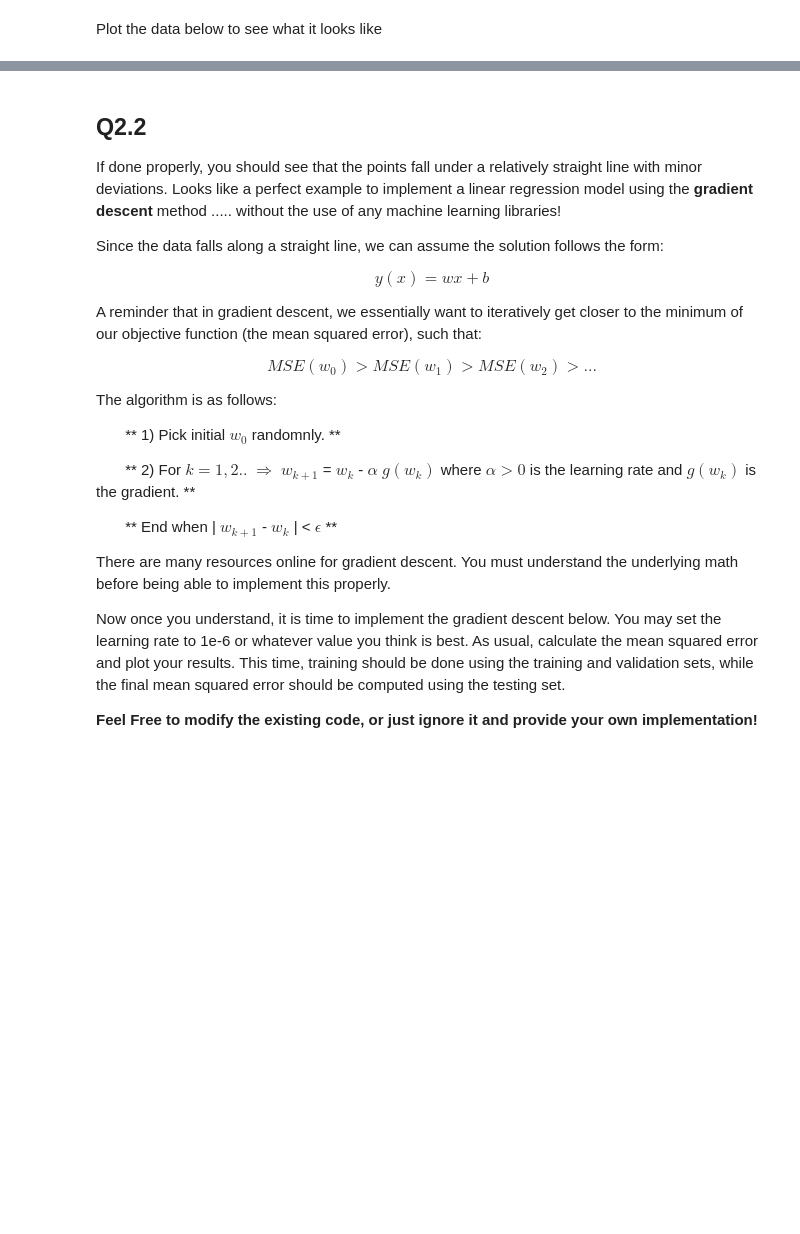
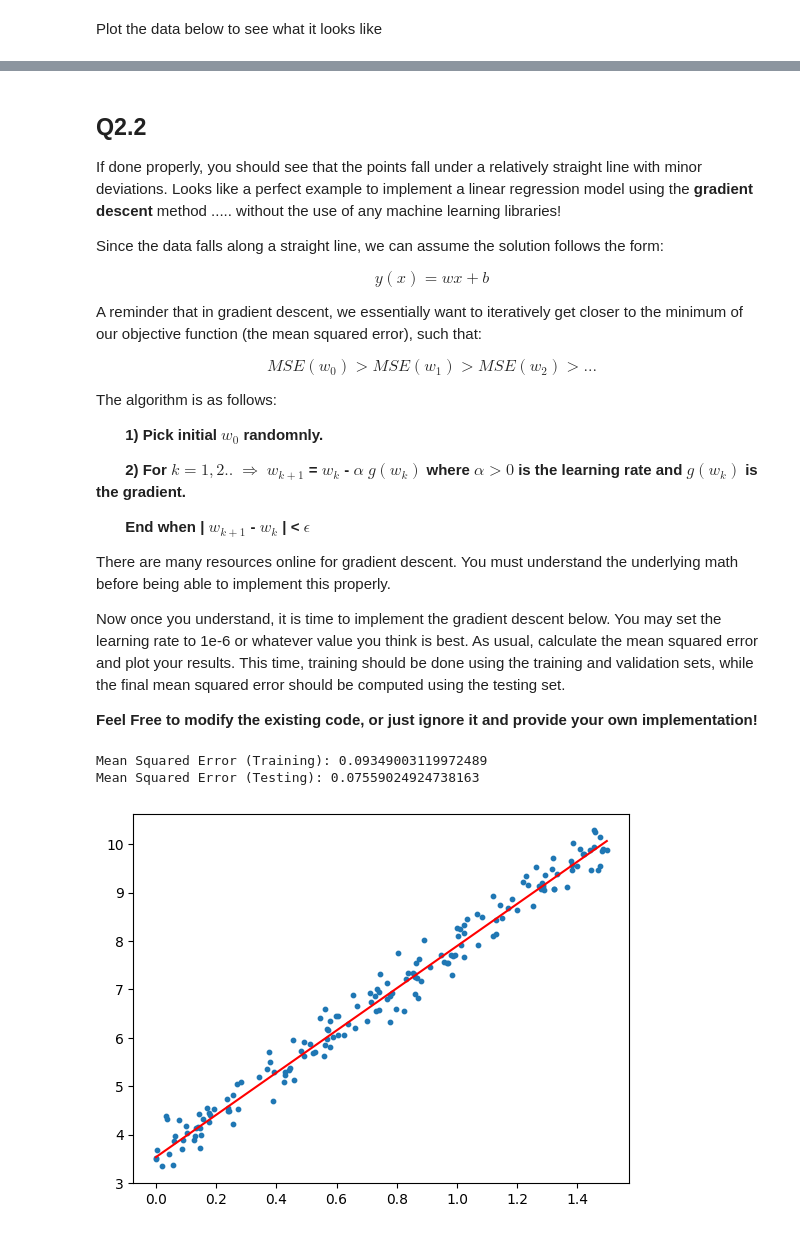
Before and after one commit to zsc2003/ShanghaiTech-CS182, a Jupyter notebook: homework/HW2/coding/hw2_linear_regression.ipynb, the cells around one changed output, grey strips where cells are left out. Cells and saved outputs as stored; diff of their text form; code cells hidden in the pictures; blank space fills up the shorter version.

```diff
--- a/homework/HW2/coding/hw2_linear_regression.ipynb
+++ b/homework/HW2/coding/hw2_linear_regression.ipynb
@@ -383,11 +387,11 @@ $$ MSE(w_0) > MSE(w_1) > MSE(w_2) > ... $$
 
 The algorithm is as follows:
 
-&nbsp;&nbsp;&nbsp;&nbsp;&nbsp;&nbsp; ** 1) Pick initial $w_0$ randomnly. **
+&nbsp;&nbsp;&nbsp;&nbsp;&nbsp;&nbsp; **1) Pick initial $w_0$ randomnly.**
 
-&nbsp;&nbsp;&nbsp;&nbsp;&nbsp;&nbsp; ** 2) For $k=1,2..$ $\Rightarrow$ $w_{k+1}$ = $w_k$ - $\alpha$  $g(w_k)$  where $\alpha > 0$ is the learning rate and $g(w_k)$ is the gradient. **
+&nbsp;&nbsp;&nbsp;&nbsp;&nbsp;&nbsp; **2) For $k=1,2..$ $\Rightarrow$ $w_{k+1}$ = $w_k$ - $\alpha$  $g(w_k)$  where $\alpha > 0$ is the learning rate and $g(w_k)$ is the gradient.**
 
-&nbsp;&nbsp;&nbsp;&nbsp;&nbsp;&nbsp; ** End when | $w_{k+1}$ - $w_k$ | < $\epsilon$ **
+&nbsp;&nbsp;&nbsp;&nbsp;&nbsp;&nbsp; **End when | $w_{k+1}$ - $w_k$ | < $\epsilon$**
 
 
 There are many resources online for gradient descent. You must understand the underlying math before being able to implement this properly.
@@ -396,50 +400,70 @@ Now once you understand, it is time to implement the gradient descent below. You
 
 **Feel Free to modify the existing code, or just ignore it and provide your own implementation!**
 # %%
-### Implement gradient decent
-m = 1  # initial w (slope)
+### Implement gradient descent
+w = 1  # initial w (slope)
 b = 1  # initial b (intercept)
-temp_m = 0
+temp_w = 0
 temp_b = 0
 lr = 1e-6
 epsilon = 1e-9
 epsilon_valid = 1e-12
 lr_decay = 0.9
 epsilon_lr = 0.2
 
-def get_mse(m,b,x,y):
-    return np.sum(np.multiply((y - m * x - b),(y - m * x - b))) / len(x)
+def get_mse(w,b,x,y):
+    return np.sum(np.multiply((y - w * x - b),(y - w * x - b))) / len(x)
 
-# ======== YOUR CODE HERE ======
+# ======== YOUR CODE HERE ========
 
-*Suggestion - Use the original pandas dataframes variables named train, valid, and test instead of the reshaped arrays that were used specifically for scikit-learn. It will make your computations cleaner and more inuitive.*
+def gradient_descent(w, b, lr, epsilon, epsilon_valid, lr_decay, epsilon_lr):
+    iter = 0
+    pre_loss = get_mse(w, b, valid_x, valid_y)
+    while True:
+        iter += 1
 
+        # update w
+        gradient_w = np.sum(np.multiply((train_y - w * train_x - b), train_x)) * (-2) / len(train_x)
+        temp_w = w - lr * gradient_w
 
+        # update b
+        gradient_b = np.sum(train_y - w * train_x - b) * (-2) / len(train_x)
+        temp_b = b - lr * gradient_b
 
+        w, temp_w = temp_w, w
+        b, temp_b = temp_b, b
 
+        # validation loss
+        loss = get_mse(w, b, valid_x, valid_y)
 
+        # check whether to stop
+        if abs(w - temp_w) < epsilon and abs(b - temp_b) < epsilon and abs(loss - pre_loss) < epsilon_valid:
+            break
 
+        # validation set is used to control the learning rate
+        if abs(loss - pre_loss) > epsilon_lr:
+            lr *= lr_decay
 
+        pre_loss = loss
 
+        # if iter % 10000000 == 0:
+            # print(f"w = {w}, b = {b}, current_mse = {get_mse(w, b, train_x, train_y)}")
 
+    # print('iter = ', iter)
+    return w, b
 
-
-
-
-
-
-
-
-
-
-
+final_w, final_b = gradient_descent(w, b, lr, epsilon, epsilon_valid, lr_decay, epsilon_lr)
 
 # ==============================
 
 ### Calculate the mean squared error on both training and validation set and plot the results.
-print("Mean Squared Error (Training): {}".format(get_mse(final_m,final_b,train_x,train_y)))
-print("Mean Squared Error (Testing): {}".format(get_mse(final_m,final_b,test_x,test_y)))
-pred_y_test = m * test_x + b
+print("Mean Squared Error (Training): {}".format(get_mse(final_w,final_b,train_x,train_y)))
+print("Mean Squared Error (Testing): {}".format(get_mse(final_w,final_b,test_x,test_y)))
+pred_y_test = final_w * test_x + final_b
 plt.scatter(test_x, test_y, s=10)
 plt.plot(test_x,pred_y_test,color='r')
 plt.show()
+# %% [output]
+Mean Squared Error (Training): 0.09349003119972489
+Mean Squared Error (Testing): 0.07559024924738163
+[figure, added]
```
Also changed, not shown: parts of 2 cells of this notebook, 2 other files.
